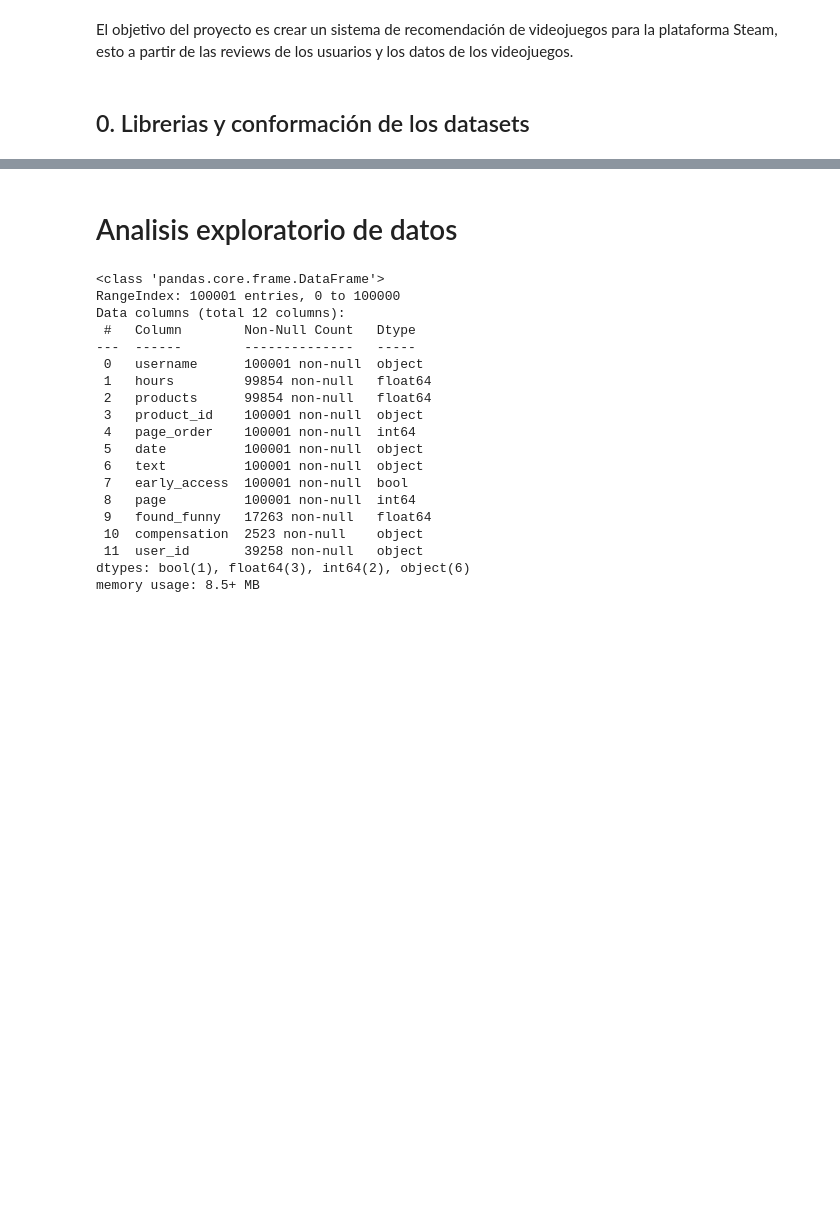
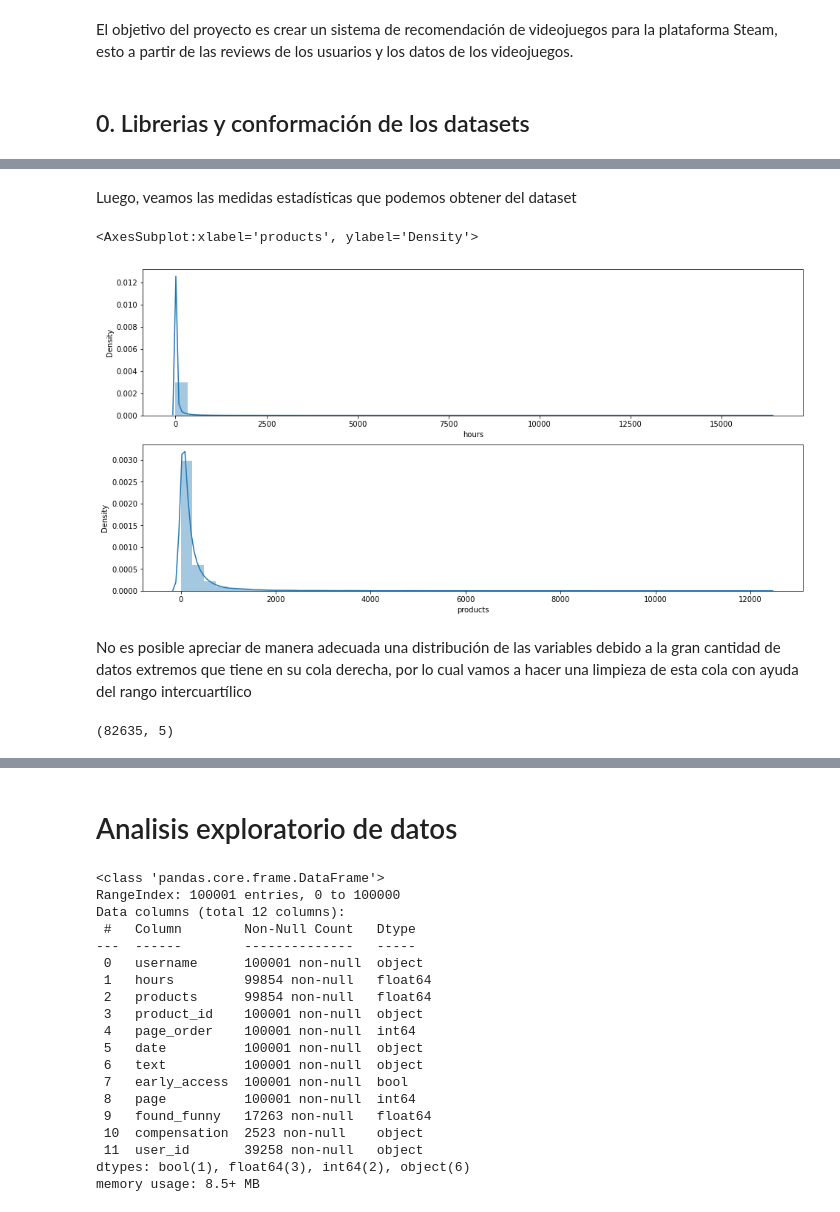
Before and after one commit to EdisonJR624/Proyecto_Steam, a Jupyter notebook: Steam_recomendaciones.ipynb, the cells around one changed output, grey strips where cells are left out. Drawn from its saved outputs; the diff is of its cells as text; code cells hidden in the pictures; blank space fills up the shorter version.

```diff
--- a/Steam_recomendaciones.ipynb
+++ b/Steam_recomendaciones.ipynb
@@ -101,0 +102,33 @@ df_rev[df_rev['username']=='₮ʜᴇ Wᴀʀᴛᴏɴ']
+# %% [markdown]
+Luego, veamos las medidas estadísticas que podemos obtener del dataset
+# %%
+# Obtenemos las distribuciones de las variables a analizar
+
+fig, axes = plt.subplots(2, 1, figsize=(16,8))
+
+sns.distplot(df_rev['hours'], ax = axes[0])
+sns.distplot(df_rev['products'], ax = axes[1])
+# %% [output]
+<AxesSubplot:xlabel='products', ylabel='Density'>
+[figure, added]
+# %% [markdown]
+No es posible apreciar de manera adecuada una distribución de las variables debido a la gran cantidad de datos extremos que tiene en su cola derecha, por lo cual vamos a hacer una limpieza de esta cola con ayuda del rango intercuartílico
+# %%
+# Definimos las columnas sobre las cuales haremos la limpieza
+cols_df_rev = ['hours', 'products']
+
+for a in range(len(cols_df_rev)):
+    # Determinamos el cuartil 25
+    Q1 = df_rev[cols_df_rev[a]].quantile(0.25)
+    # Determinamos el cuartil 75
+    Q3 = df_rev[cols_df_rev[a]].quantile(0.75)
+    # Determinamos el rango intercuartil
+    IQR = Q3 - Q1
+    # Filtramos los valores
+    filter = (df_rev[cols_df_rev[a]] <= Q3 + 3 * IQR)
+    df_rev = df_rev.loc[filter]
+
+# Muestra las dimensiones del nuevo dataset
+print(df_rev.shape)
+# %% [output]
+(82635, 5)
```
Also changed, not shown: parts of 29 cells of this notebook.
